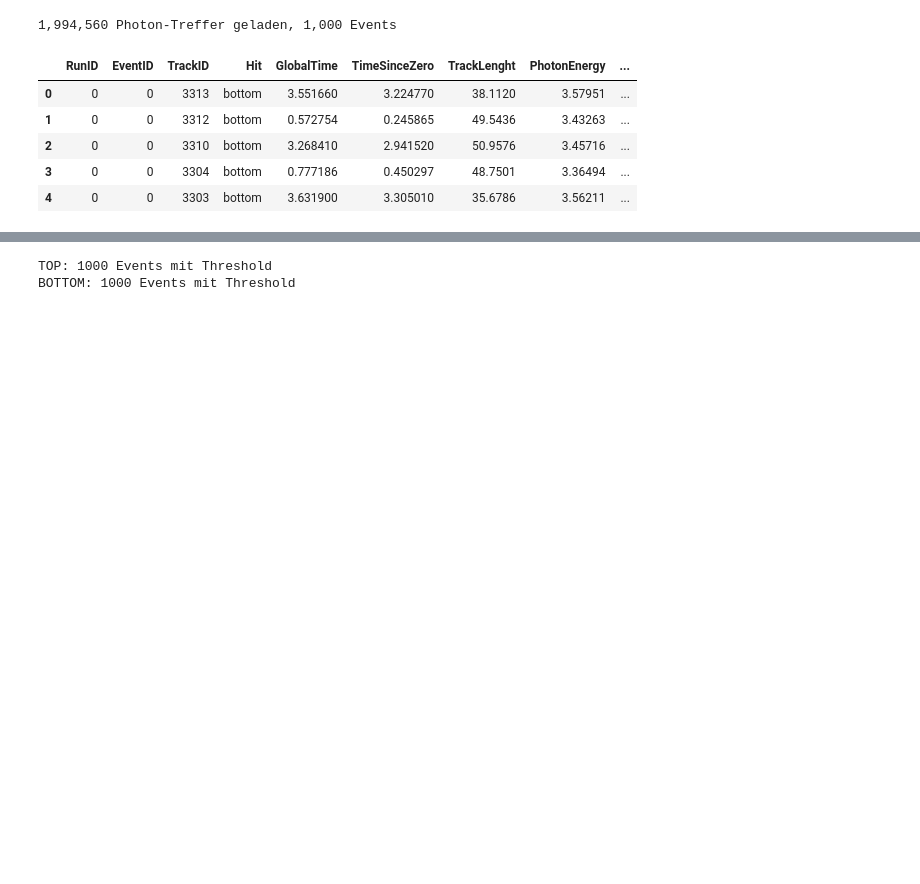
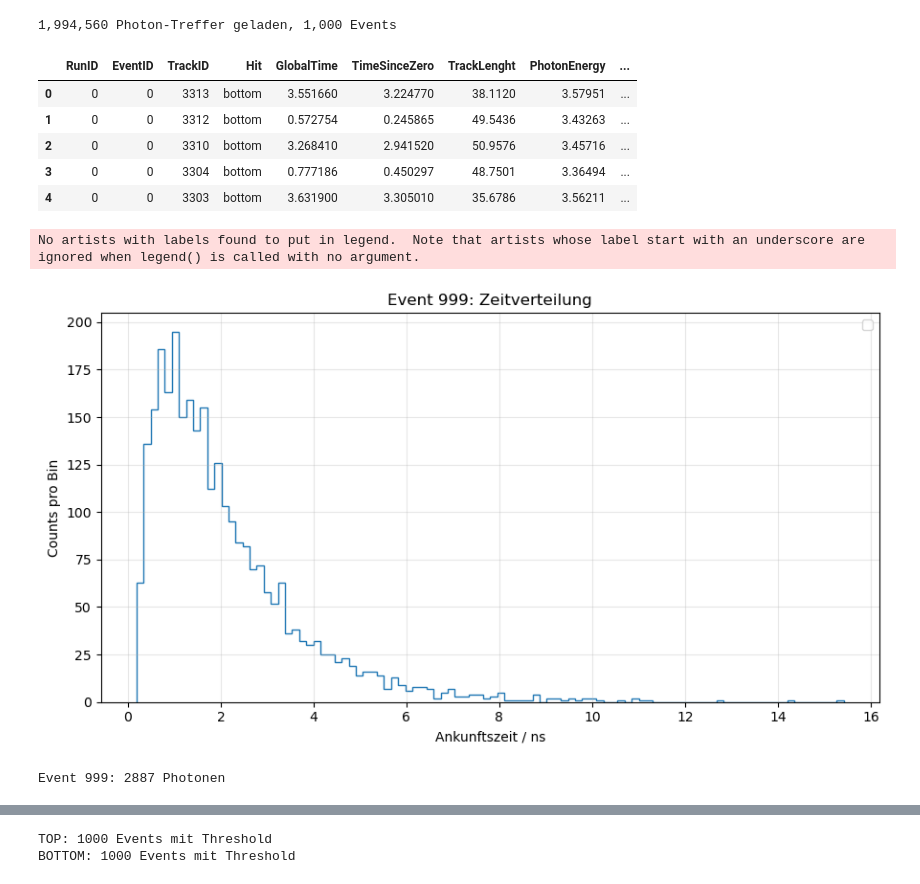
Before and after one commit to RobDerk/insight-tagger-scintillator-simulation-geant4-analysis, a Jupyter notebook: threshold.ipynb, the cells around one changed output, grey strips where cells are left out. Saved outputs shown, nothing was run; the diff lists cells and outputs as text; code cells hidden in the pictures; blank space fills up the shorter version.

```diff
--- a/threshold.ipynb
+++ b/threshold.ipynb
@@ -186,0 +193,34 @@ data_wavelength_cerenkov = (
+# %%
+EVENT_ID_TO_FIT = 999
+N_BINS = 100
+
+event_times = (
+    data_all_scintillation.loc[
+        data_all_scintillation["EventID"] == EVENT_ID_TO_FIT,
+        "TimeSinceZero"
+    ]
+    .dropna()
+    .to_numpy()
+)
+
+fig, ax = plt.subplots(figsize=(9, 5))
+counts, bin_edges = np.histogram(event_times, bins=N_BINS)
+bin_centers = (bin_edges[:-1] + bin_edges[1:]) / 2
+
+ax.stairs(counts, bin_edges, color="tab:blue")
+ax.set(
+    xlabel="Ankunftszeit / ns",
+    ylabel="Counts pro Bin",
+    title=f"Event {EVENT_ID_TO_FIT}: Zeitverteilung"
+)
+ax.grid(alpha=0.3)
+ax.legend()
+fig.tight_layout()
+save_plot(f"event_{EVENT_ID_TO_FIT}_time_counts_fit")
+plt.show()
+
+print(f"Event {EVENT_ID_TO_FIT}: {len(event_times)} Photonen")
+# %% [output]
+No artists with labels found to put in legend.  Note that artists whose label start with an underscore are ignored when legend() is called with no argument.
+[figure, added]
+Event 999: 2887 Photonen
```
Also changed, not shown: parts of 3 cells of this notebook, 6 other files.
